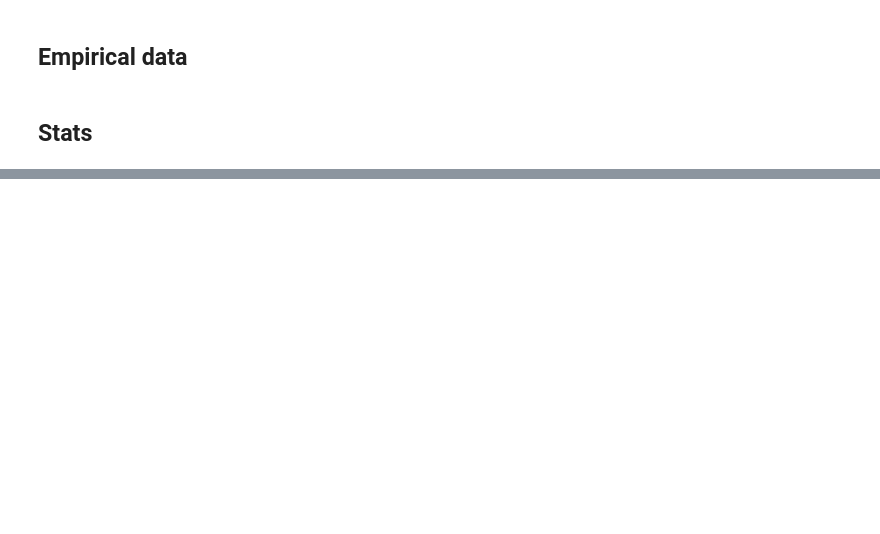
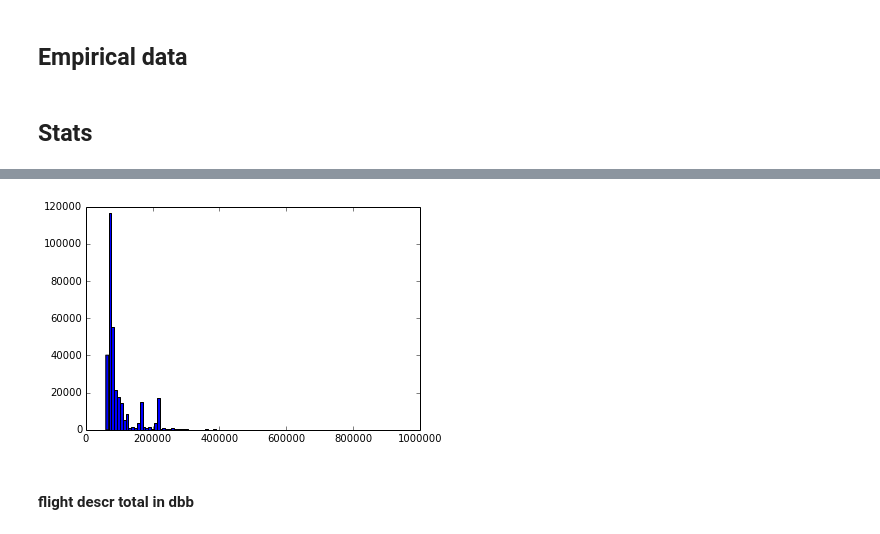
Before and after one commit to vankempen/Thesis, a Jupyter notebook: Simulation/Descriptive Statistics.ipynb, the cells around one changed output, grey strips where cells are left out. Saved outputs shown, nothing was run; the diff lists cells and outputs as text; code cells hidden in the pictures; blank space fills up the shorter version.

Commit message:
4-plots and outlier analysis in data analysis

```diff
--- a/Simulation/Descriptive Statistics.ipynb
+++ b/Simulation/Descriptive Statistics.ipynb
@@ -30,0 +176,13 @@ def get_ticketPrices(dataset, flyFrom, flyTo):
+# %%
+ticketPrices = pd.DataFrame(storage['JFK']['LHR'][:,1:43], dtype=np.float64)
+ticketPrices[ticketPrices == 0] = np.nan
+ticketPrices = ticketPrices.dropna(thresh=int(42*2/3))  # drop everythings that has less than 2/3 avilable data
+ticketPrices = ticketPrices.ffill(axis=1)
+tp = ticketPrices.values.flatten()
+f = tp[np.logical_not(np.isnan(tp))]
+# %%
+_ = hist(f, bins=100)
+# %% [output]
+[figure, added]
+# %% [markdown]
+#### flight descr total in dbb
```
Also changed, not shown: parts of 17 cells of this notebook, 8 other files.
